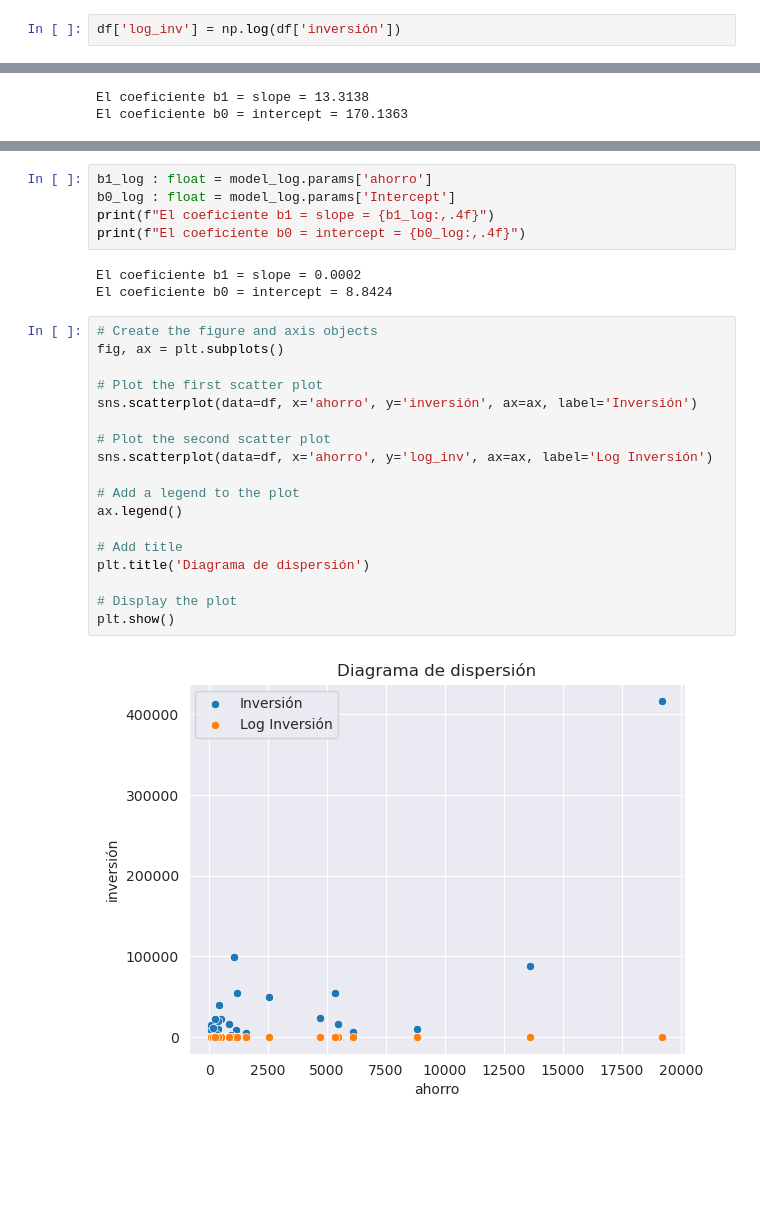
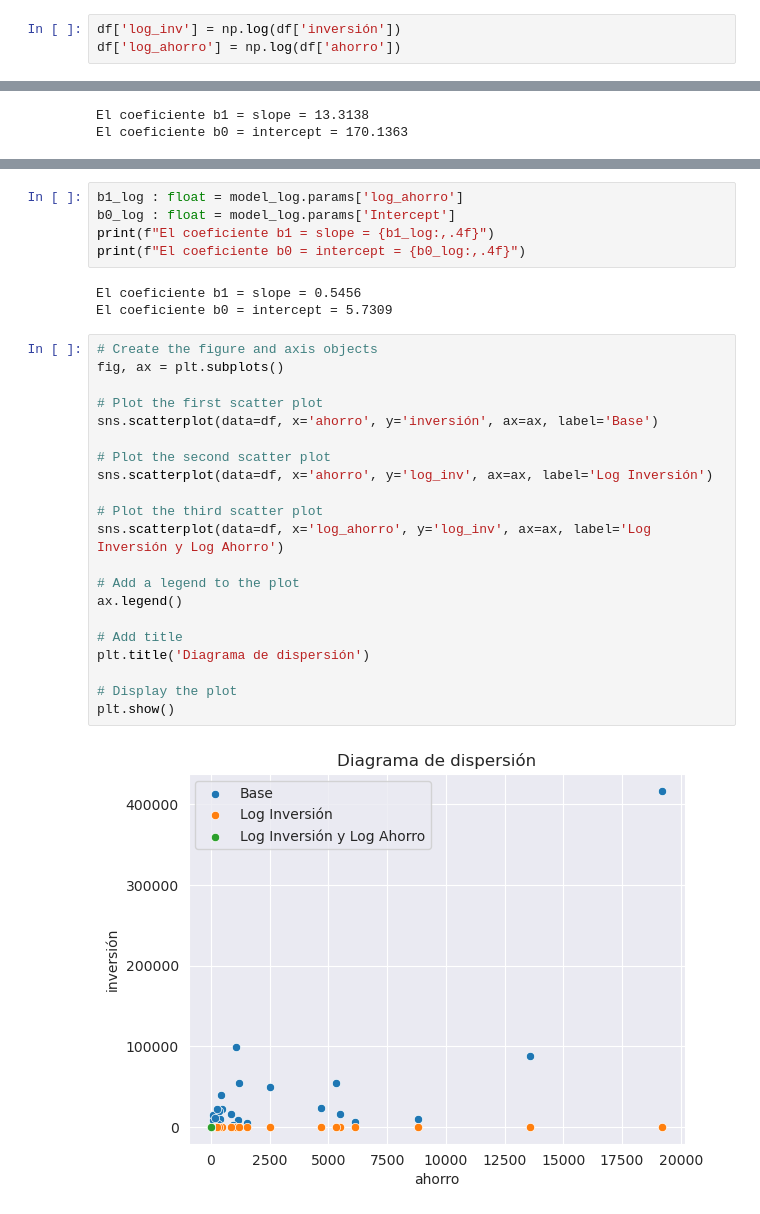
Before and after one commit to Anonymate054/MCD-Econometrics, a Jupyter notebook: notebooks/homeworks/0.0-leng-HW04.ipynb, the cells around one changed output, grey strips where cells are left out. Saved outputs shown, nothing was run; the diff lists cells and outputs as text; blank space fills up the shorter version.

```diff
--- a/notebooks/homeworks/0.0-leng-HW04.ipynb
+++ b/notebooks/homeworks/0.0-leng-HW04.ipynb
@@ -209,6 +209,7 @@ def Ciclo_vida(b0: float | int, b1: float | int, x: float | int) -> float:
 #     return np.exp(b0 + b1/x)
 # %%
 df['log_inv'] = np.log(df['inversión'])
+df['log_ahorro'] = np.log(df['ahorro'])
 # %%
 df
 # %% [output]
@@ -300,28 +300,31 @@ Notes:
 # %%
-b1_log : float = model_log.params['ahorro']
+b1_log : float = model_log.params['log_ahorro']
 b0_log : float = model_log.params['Intercept']
 print(f"El coeficiente b1 = slope = {b1_log:,.4f}")
 print(f"El coeficiente b0 = intercept = {b0_log:,.4f}")
 # %% [output]
-El coeficiente b1 = slope = 0.0002
-El coeficiente b0 = intercept = 8.8424
+El coeficiente b1 = slope = 0.5456
+El coeficiente b0 = intercept = 5.7309
 # %%
 # Create the figure and axis objects
 fig, ax = plt.subplots()
 
 # Plot the first scatter plot
-sns.scatterplot(data=df, x='ahorro', y='inversión', ax=ax, label='Inversión')
+sns.scatterplot(data=df, x='ahorro', y='inversión', ax=ax, label='Base')
 
 # Plot the second scatter plot
 sns.scatterplot(data=df, x='ahorro', y='log_inv', ax=ax, label='Log Inversión')
+
+# Plot the third scatter plot
+sns.scatterplot(data=df, x='log_ahorro', y='log_inv', ax=ax, label='Log Inversión y Log Ahorro')
 
 # Add a legend to the plot
 ax.legend()
 
 # Add title
 plt.title('Diagrama de dispersión')
 
 # Display the plot
 plt.show()
 # %% [output]
-[figure, old version]
+[figure, new version]
```
Also changed, not shown: parts of 3 cells of this notebook, 1 other file.
